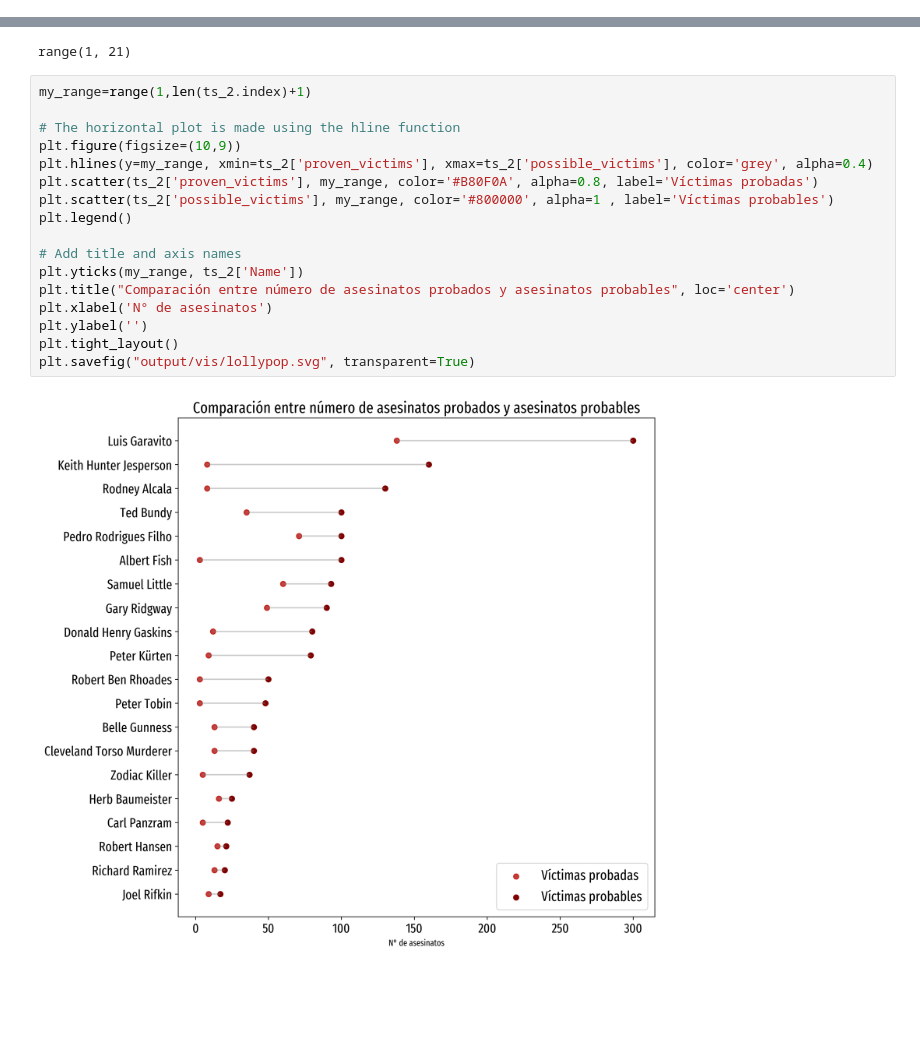
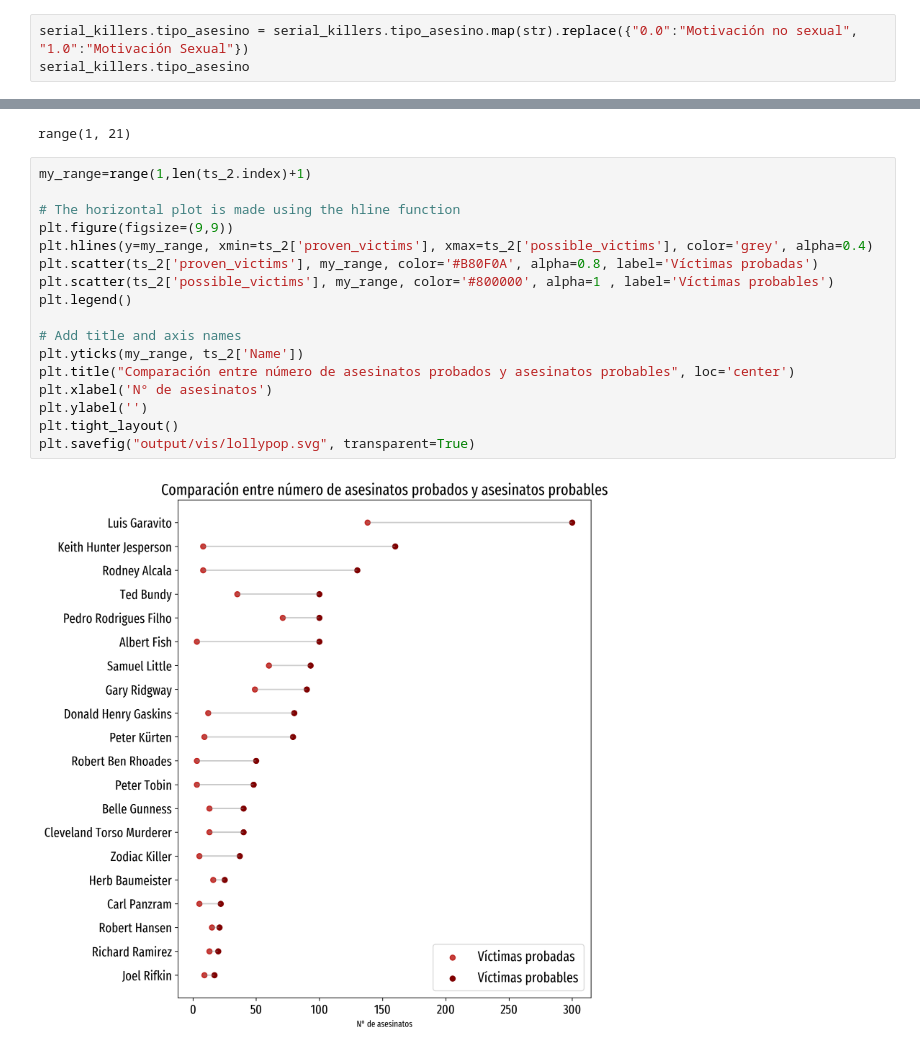
Before and after one commit to fabianigual/info-vis, a Jupyter notebook: 03-info-vis.ipynb, the cells around one changed output, grey strips where cells are left out. Cells and saved outputs as stored; diff of their text form; blank space fills up the shorter version.

```diff
--- a/03-info-vis.ipynb
+++ b/03-info-vis.ipynb
@@ -174,3 +174,6 @@ grid.savefig("output/vis/map.svg", transparent=True)
 # Bubble Plot
 # %%
 from aves.visualization.tables.bubbles import bubble_plot
+# %%
+serial_killers.tipo_asesino = serial_killers.tipo_asesino.map(str).replace({"0.0":"Motivación no sexual", "1.0":"Motivación Sexual"})
+serial_killers.tipo_asesino
@@ -270,19 +286,19 @@ range(1, 21)
 # %%
 my_range=range(1,len(ts_2.index)+1)
 
 # The horizontal plot is made using the hline function
-plt.figure(figsize=(10,9))
+plt.figure(figsize=(9,9))
 plt.hlines(y=my_range, xmin=ts_2['proven_victims'], xmax=ts_2['possible_victims'], color='grey', alpha=0.4)
 plt.scatter(ts_2['proven_victims'], my_range, color='#B80F0A', alpha=0.8, label='Víctimas probadas')
 plt.scatter(ts_2['possible_victims'], my_range, color='#800000', alpha=1 , label='Víctimas probables')
 plt.legend()
 
 # Add title and axis names
 plt.yticks(my_range, ts_2['Name'])
 plt.title("Comparación entre número de asesinatos probados y asesinatos probables", loc='center')
 plt.xlabel('N° de asesinatos')
 plt.ylabel('')
 plt.tight_layout()
 plt.savefig("output/vis/lollypop.svg", transparent=True)
 # %% [output]
-[figure, old version]
+[figure, new version]
```
Also changed, not shown: parts of 2 cells of this notebook, 2 other files.
